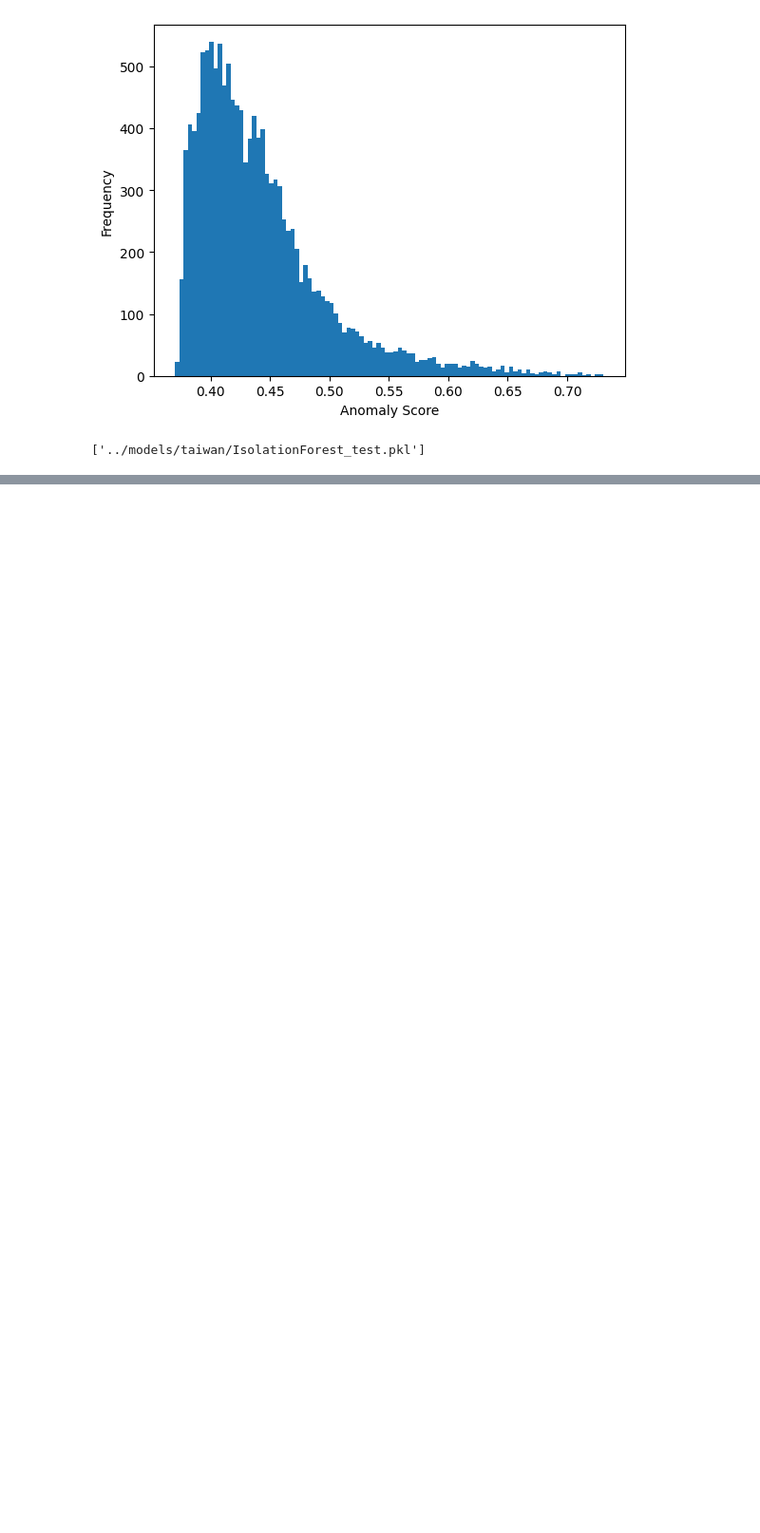
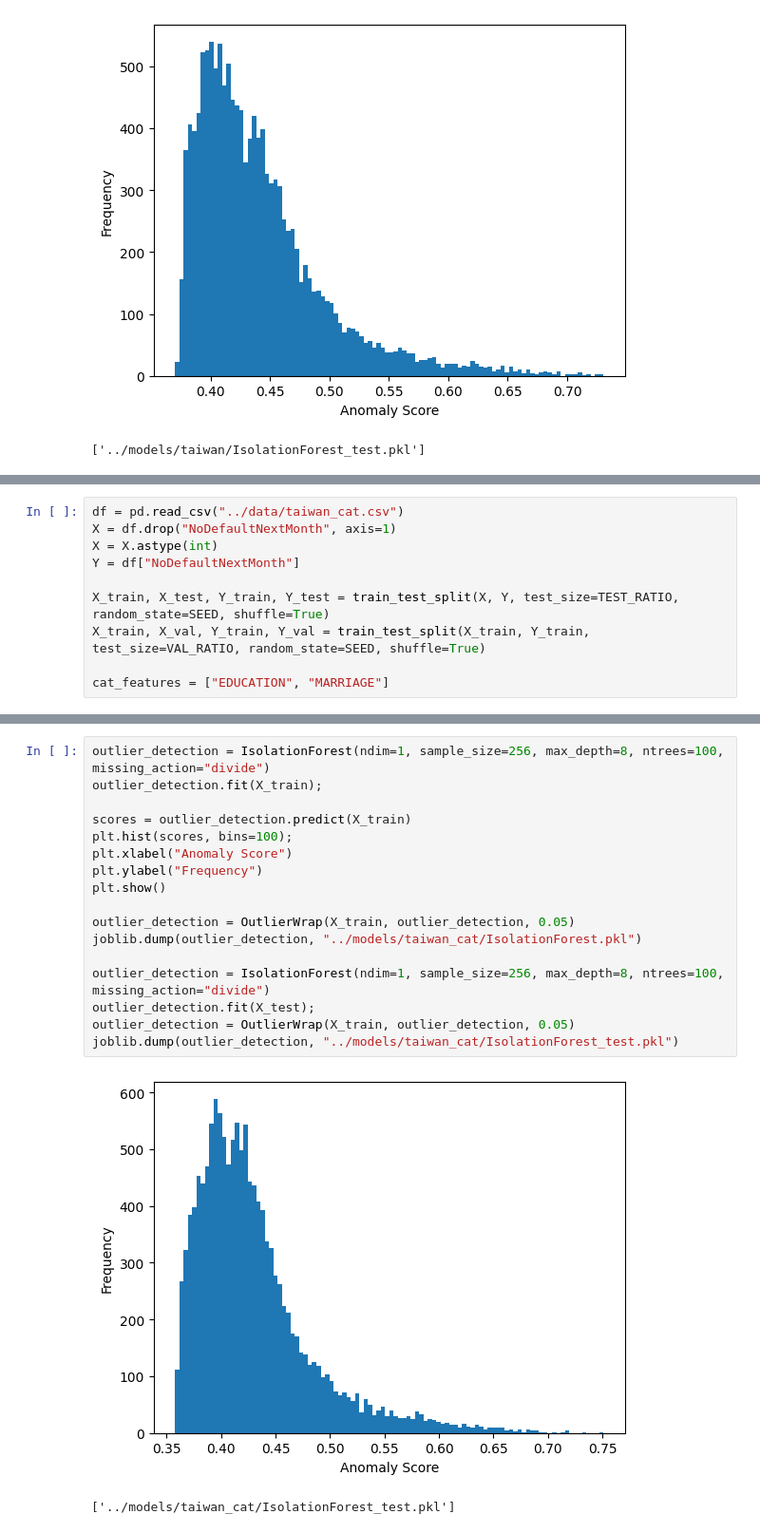
Before and after one commit to hiaac-finance/cfmining, a Jupyter notebook: notebooks/model_training.ipynb, the cells around one changed output, grey strips where cells are left out. Shown at 95% size. Cells and saved outputs as stored; diff of their text form; blank space fills up the shorter version.

```diff
--- a/notebooks/model_training.ipynb
+++ b/notebooks/model_training.ipynb
@@ -242,0 +320,10 @@ joblib.dump(outlier_detection, "../models/taiwan/IsolationForest_test.pkl")
+# %%
+df = pd.read_csv("../data/taiwan_cat.csv")
+X = df.drop("NoDefaultNextMonth", axis=1)
+X = X.astype(int)
+Y = df["NoDefaultNextMonth"]
+
+X_train, X_test, Y_train, Y_test = train_test_split(X, Y, test_size=TEST_RATIO, random_state=SEED, shuffle=True)
+X_train, X_val, Y_train, Y_val = train_test_split(X_train, Y_train, test_size=VAL_RATIO, random_state=SEED, shuffle=True)
+
+cat_features = ["EDUCATION", "MARRIAGE"]
@@ -242,0 +359,20 @@ joblib.dump(outlier_detection, "../models/taiwan/IsolationForest_test.pkl")
+# %%
+outlier_detection = IsolationForest(ndim=1, sample_size=256, max_depth=8, ntrees=100, missing_action="divide")
+outlier_detection.fit(X_train);
+
+scores = outlier_detection.predict(X_train)
+plt.hist(scores, bins=100);
+plt.xlabel("Anomaly Score")
+plt.ylabel("Frequency")
+plt.show()
+
+outlier_detection = OutlierWrap(X_train, outlier_detection, 0.05)
+joblib.dump(outlier_detection, "../models/taiwan_cat/IsolationForest.pkl")
+
+outlier_detection = IsolationForest(ndim=1, sample_size=256, max_depth=8, ntrees=100, missing_action="divide")
+outlier_detection.fit(X_test);
+outlier_detection = OutlierWrap(X_train, outlier_detection, 0.05)
+joblib.dump(outlier_detection, "../models/taiwan_cat/IsolationForest_test.pkl")
+# %% [output]
+[figure, added]
+['../models/taiwan_cat/IsolationForest_test.pkl']
```
Also changed, not shown: parts of 14 cells of this notebook, 5 other files.
